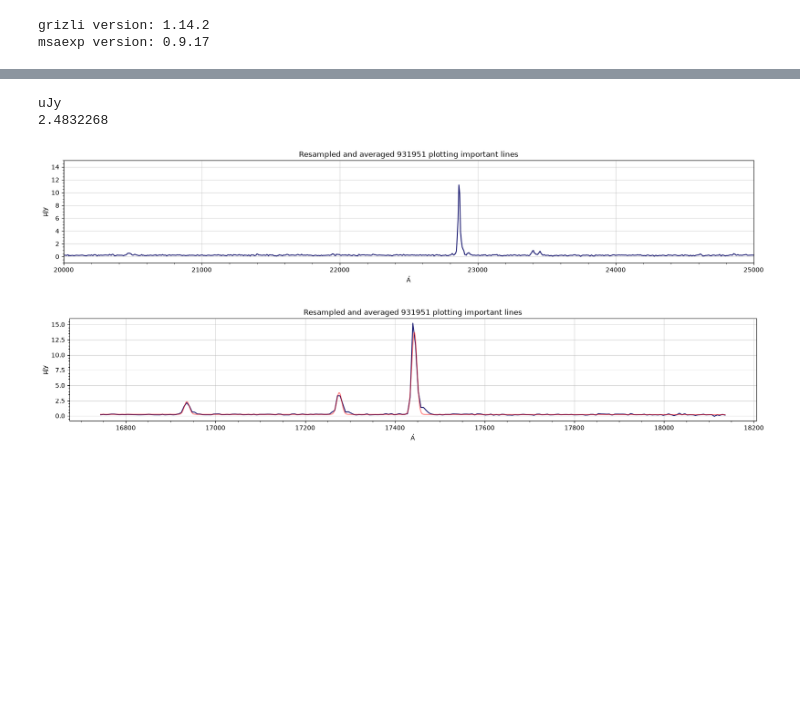
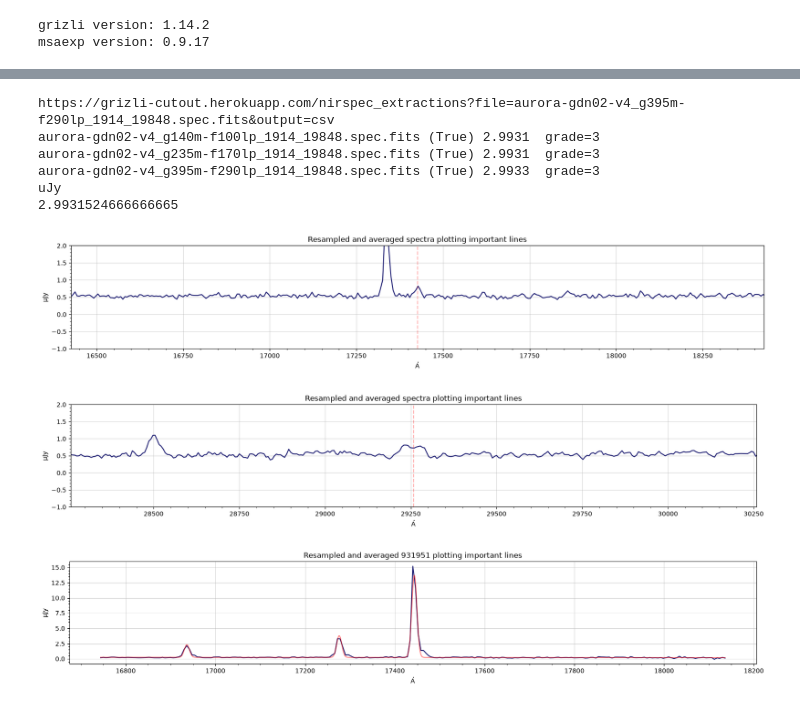
Before and after one commit to CrushinAngel/Astronomical_Investigation_Project, a Jupyter notebook: notebooks/initial_fitting.ipynb, the cells around one changed output, grey strips where cells are left out. Cells and saved outputs as stored; diff of their text form; code cells hidden in the pictures; blank space fills up the shorter version.

```diff
--- a/notebooks/initial_fitting.ipynb
+++ b/notebooks/initial_fitting.ipynb
@@ -68,4 +29,38 @@ aurora-gdn02-v4_g395m-f290lp_1914_931951.spec.fits (True) 2.4832  grade=3
 # %%
+def resampling_spectra(filename):
+    from astropy import units as u
+    import numpy as np
+    from astropy.visualization import quantity_support
+    quantity_support()  # for getting units on the axes below
+
+    specs = msaexp.spectrum.get_spectra(
+        file = filename,
+        sx=8, sy=2,
+        ny=4, renorm = False
+    )
+
+
+    delta_tryout = 0.0006000000000000449
+
+    common_wave = (
+        np.arange(0.55, 5.509904761905082 + delta_tryout, delta_tryout) * u.um
+    )
+
+    from specutils.manipulation import FluxConservingResampler
+    resampler = FluxConservingResampler()
+
+    resampled = []
+
+    for spec in specs:
+
+        resamp = resampler.resample1d(spec, common_wave)
+
+        resampled.append(resamp)
+
+    return resampled
+
+resampled = resampling_spectra("aurora-gdn02-v4_g395m-f290lp_1914_19848.spec.fits")
+
 def weighted_average(resampled):
 
     from specutils import Spectrum
@@ -103,46 +98,64 @@ def weighted_average(resampled):
     weighted_std[has_data] = 1 / np.sqrt(weight_sum[has_data])
 
     z = resampled[0].meta['z']
 
     combined_flux = weighted_flux * resampled[0].flux.unit
     combined_std = weighted_std * resampled[0].flux.unit
 
     # target_unit = u.Unit('1e-20 erg / s / cm2 / AA')
 
     # combined_flux_flam = combined_flux.to(target_unit, equivalencies = u.spectral_density(rest_spectral_axis))
     # combined_std_flam = combined_std.to(target_unit, equivalencies = u.spectral_density(rest_spectral_axis))
 
     print(combined_flux.unit)
     # print(combined_flux_flam.unit)
 
     uncertainty = StdDevUncertainty(combined_std)
 
     combined_spectrum = Spectrum(
         flux = combined_flux,
         spectral_axis = resampled[0].spectral_axis.value * 1e4 * u.AA,
         uncertainty = uncertainty,
         meta = {'z': resampled[0].meta['z']}
     )
     print(z)
 
     return combined_spectrum
 
 id_931951 = weighted_average(resampled)
+
+f, ax = plt.subplots(figsize = (20, 3))
+
+ax.plot(id_931951.spectral_axis, id_931951.flux, color = 'midnightblue')
+centroid = 4364 * (1+id_931951.meta['z'])
+ax.axvline(centroid, c = 'r', alpha = 0.3, ls = '--')
+ax.set_xlim(centroid - 1000, centroid + 1000)
+ax.set_ylim(-1, 2)
+ax.set_title('Resampled and averaged spectra plotting important lines')
+ax.minorticks_on()
+ax.grid(alpha = 0.5)
+plt.show()
+
+f, ax = plt.subplots(figsize = (20, 3))
+
+ax.plot(id_931951.spectral_axis, id_931951.flux, color = 'midnightblue')
+centroid2 = 7327 * (1+id_931951.meta['z'])
+ax.axvline(centroid2, c = 'r', alpha = 0.3, ls = '--')
+ax.set_xlim(centroid2 - 1000, centroid2 + 1000)
+ax.set_ylim(-1, 2)
+ax.set_title('Resampled and averaged spectra plotting important lines')
+ax.minorticks_on()
+ax.grid(alpha = 0.5)
+plt.show()
 # %% [output]
+https://grizli-cutout.herokuapp.com/nirspec_extractions?file=aurora-gdn02-v4_g395m-f290lp_1914_19848.spec.fits&output=csv
+aurora-gdn02-v4_g140m-f100lp_1914_19848.spec.fits (True) 2.9931  grade=3
+aurora-gdn02-v4_g235m-f170lp_1914_19848.spec.fits (True) 2.9931  grade=3
+aurora-gdn02-v4_g395m-f290lp_1914_19848.spec.fits (True) 2.9933  grade=3
 uJy
-2.4832268
+2.9931524666666665
+[figure, added]
+[figure, added]
-# %%
-f, ax = plt.subplots(figsize = (20, 3))
-
-ax.plot(id_931951.spectral_axis, id_931951.flux, color = 'midnightblue')
-ax.set_xlim(20000, 25000)
-ax.set_ylim(-1, 15)
-ax.set_title('Resampled and averaged 931951 plotting important lines')
-ax.minorticks_on()
-ax.grid(alpha = 0.5)
-plt.show()
-# %% [output]
-[figure, removed]
 # %%
 from scipy.optimize import curve_fit
 from astropy.nddata import StdDevUncertainty
```
Also changed, not shown: parts of 1 cell of this notebook, 2 other files.
